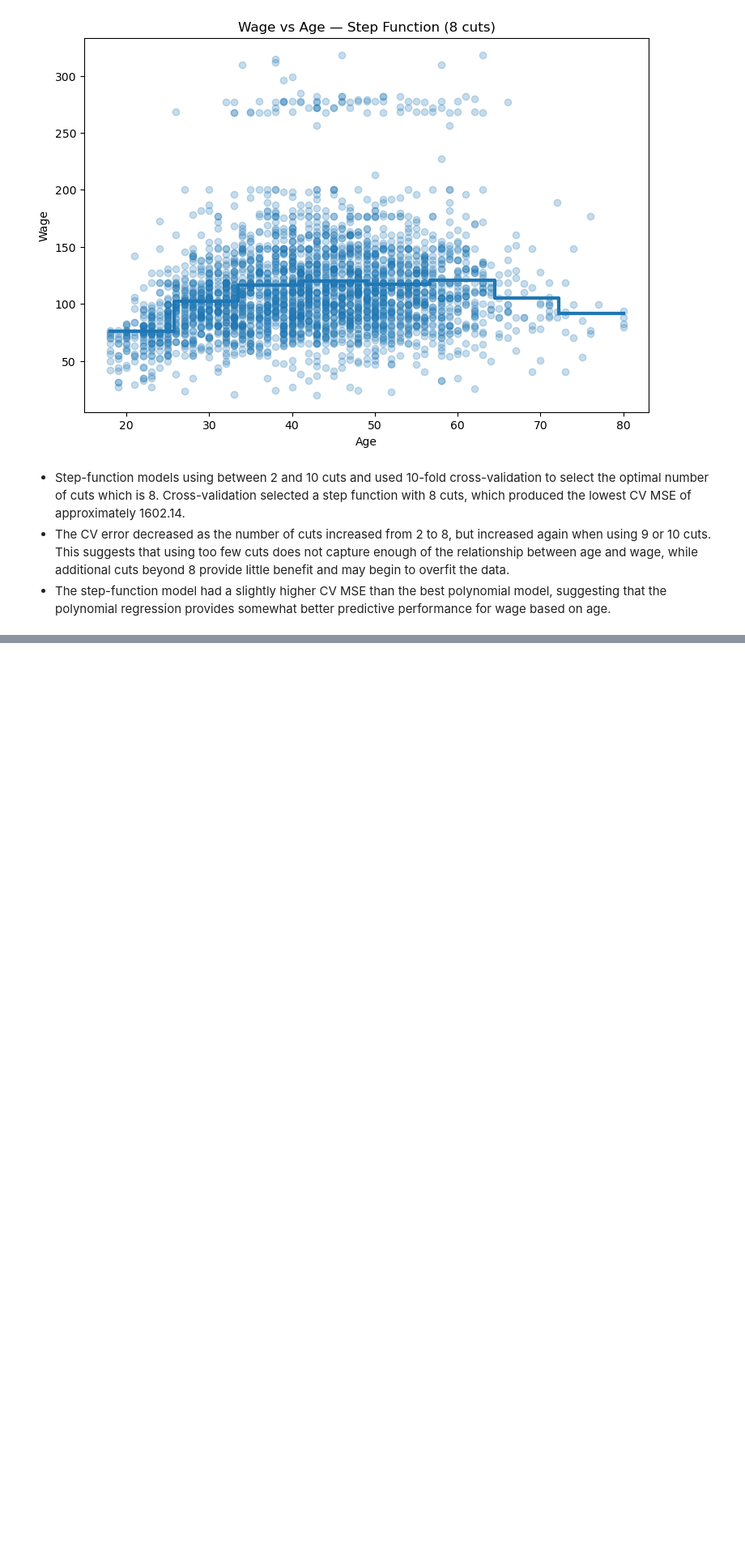
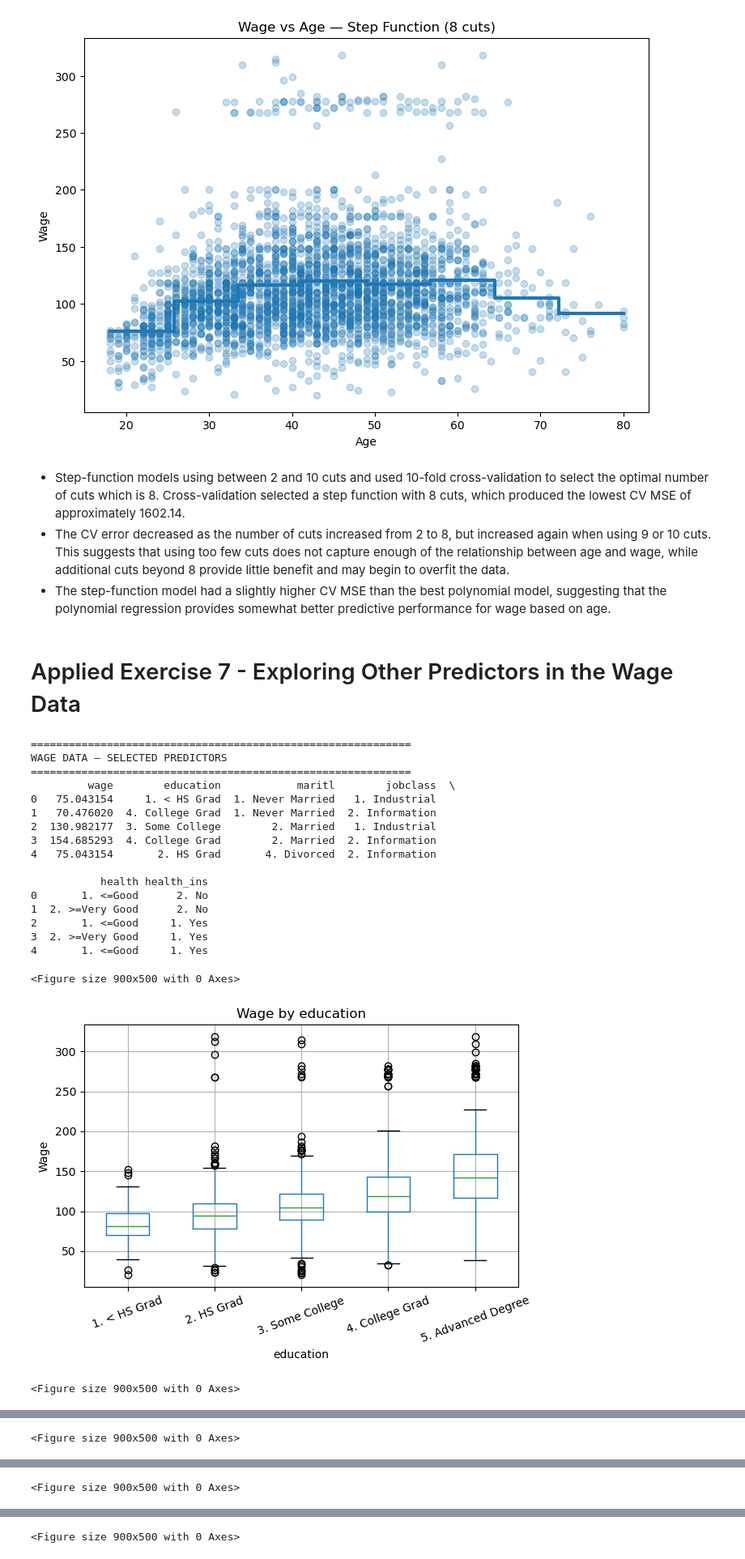
Before and after one commit to sumukha-r/isl-python-solutions, a Jupyter notebook: Chapter07-Moving-Beyond-Linearity/Chapter07-Moving-Beyond-Linearity.ipynb, the cells around one changed output, grey strips where cells are left out. Shown at 81% size. Cells and saved outputs as stored; diff of their text form; code cells hidden in the pictures; blank space fills up the shorter version.

Commit message:
Applied Exercise 7 Chapter 7

```diff
--- a/Chapter07-Moving-Beyond-Linearity/Chapter07-Moving-Beyond-Linearity.ipynb
+++ b/Chapter07-Moving-Beyond-Linearity/Chapter07-Moving-Beyond-Linearity.ipynb
@@ -170,3 +172,44 @@ Best number of cuts = 8
 - Step-function models using between 2 and 10 cuts and used 10-fold cross-validation to select the optimal number of cuts which is 8. Cross-validation selected a step function with 8 cuts, which produced the lowest CV MSE of approximately 1602.14.
 - The CV error decreased as the number of cuts increased from 2 to 8, but increased again when using 9 or 10 cuts. This suggests that using too few cuts does not capture enough of the relationship between age and wage, while additional cuts beyond 8 provide little benefit and may begin to overfit the data.
 - The step-function model had a slightly higher CV MSE than the best polynomial model, suggesting that the polynomial regression provides somewhat better predictive performance for wage based on age.
+# %% [markdown]
+# Applied Exercise 7 - Exploring Other Predictors in the Wage Data
+# %%
+Wage = load_data("Wage")
+
+print("=" * 60)
+print("WAGE DATA — SELECTED PREDICTORS")
+print("=" * 60)
+print(Wage[['wage', 'education', 'maritl', 'jobclass', 'health', 'health_ins']].head())
+
+categorical_vars = ['education', 'maritl', 'jobclass', 'health', 'health_ins']
+for var in categorical_vars:
+    plt.figure(figsize=(9, 5))
+    Wage.boxplot(column='wage', by=var)
+    plt.title(f'Wage by {var}')
+    plt.suptitle('')
+    plt.xlabel(var)
+    plt.ylabel('Wage')
+    plt.xticks(rotation=20)
+    plt.tight_layout()
+    plt.show()
+# %% [output]
+============================================================
+WAGE DATA — SELECTED PREDICTORS
+============================================================
+         wage        education            maritl        jobclass  \
+0   75.043154     1. < HS Grad  1. Never Married   1. Industrial
+1   70.476020  4. College Grad  1. Never Married  2. Information
+2  130.982177  3. Some College        2. Married   1. Industrial
+3  154.685293  4. College Grad        2. Married  2. Information
+4   75.043154       2. HS Grad       4. Divorced  2. Information
+
+           health health_ins
+0       1. <=Good      2. No
+1  2. >=Very Good      2. No
+2       1. <=Good     1. Yes
+3  2. >=Very Good     1. Yes
+4       1. <=Good     1. Yes
+<Figure size 900x500 with 0 Axes>
+[figure, added]
+<Figure size 900x500 with 0 Axes>
@@ -172,0 +217 @@ Best number of cuts = 8
+<Figure size 900x500 with 0 Axes>
@@ -172,0 +219 @@ Best number of cuts = 8
+<Figure size 900x500 with 0 Axes>
@@ -172,0 +221 @@ Best number of cuts = 8
+<Figure size 900x500 with 0 Axes>
```
Also changed, not shown: parts of 7 cells of this notebook, 1 other file.
